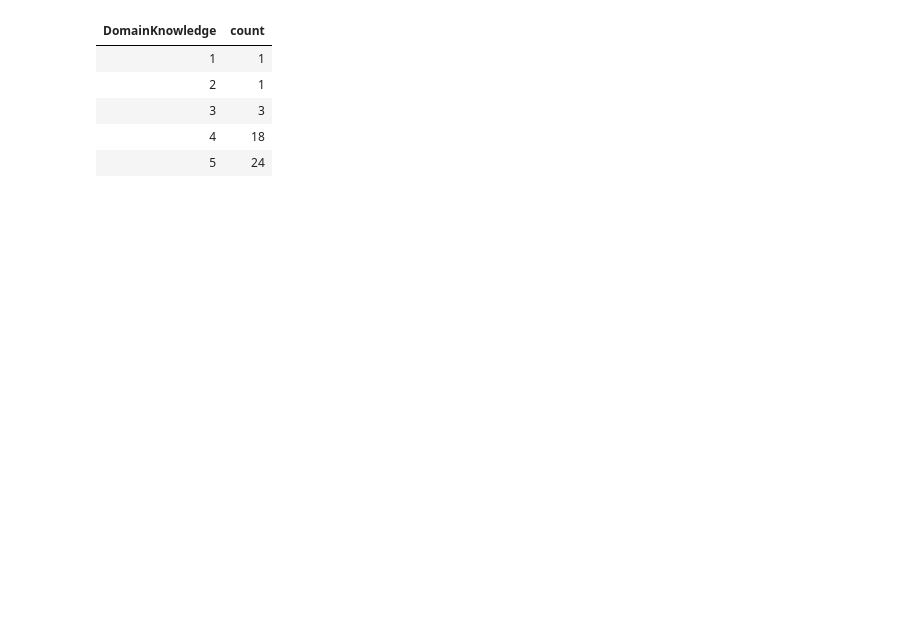
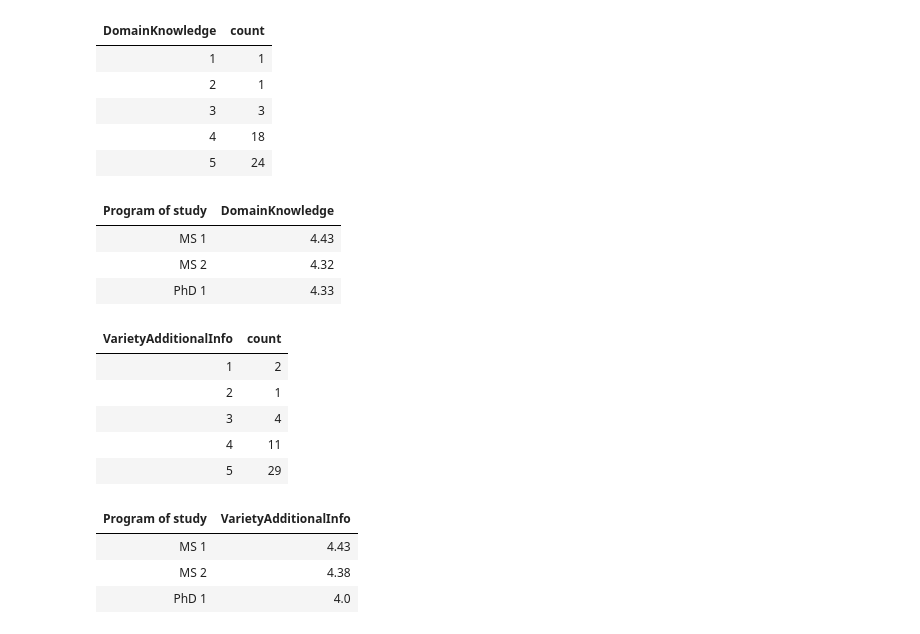
Before and after one commit to ManishReddyKovvuri/AITproject, a Jupyter notebook: AIT-Project.ipynb, the cells around one changed output. Drawn from its saved outputs; the diff is of its cells as text; code cells hidden in the pictures; blank space fills up the shorter version.

```diff
--- a/AIT-Project.ipynb
+++ b/AIT-Project.ipynb
@@ -208,3 +258,26 @@ display(df1.groupBy('DomainKnowledge').count().sort('DomainKnowledge'))
 | 3 | 3 |
 | 4 | 18 |
 | 5 | 24 |
+# %%
+display(df1.groupBy("Program of study").agg(round(avg("DomainKnowledge"),2).alias('DomainKnowledge')))
+# %% [output]
+| Program of study | DomainKnowledge |
+| MS 1 | 4.43 |
+| MS 2 | 4.32 |
+| PhD 1 | 4.33 |
+# %%
+display(df1.groupBy('VarietyAdditionalInfo').count().sort('VarietyAdditionalInfo'))
+# %% [output]
+| VarietyAdditionalInfo | count |
+| 1 | 2 |
+| 2 | 1 |
+| 3 | 4 |
+| 4 | 11 |
+| 5 | 29 |
+# %%
+display(df1.groupBy("Program of study").agg(round(avg("VarietyAdditionalInfo"),2).alias('VarietyAdditionalInfo')))
+# %% [output]
+| Program of study | VarietyAdditionalInfo |
+| MS 1 | 4.43 |
+| MS 2 | 4.38 |
+| PhD 1 | 4.0 |
```
Also changed, not shown: parts of 21 cells of this notebook.
